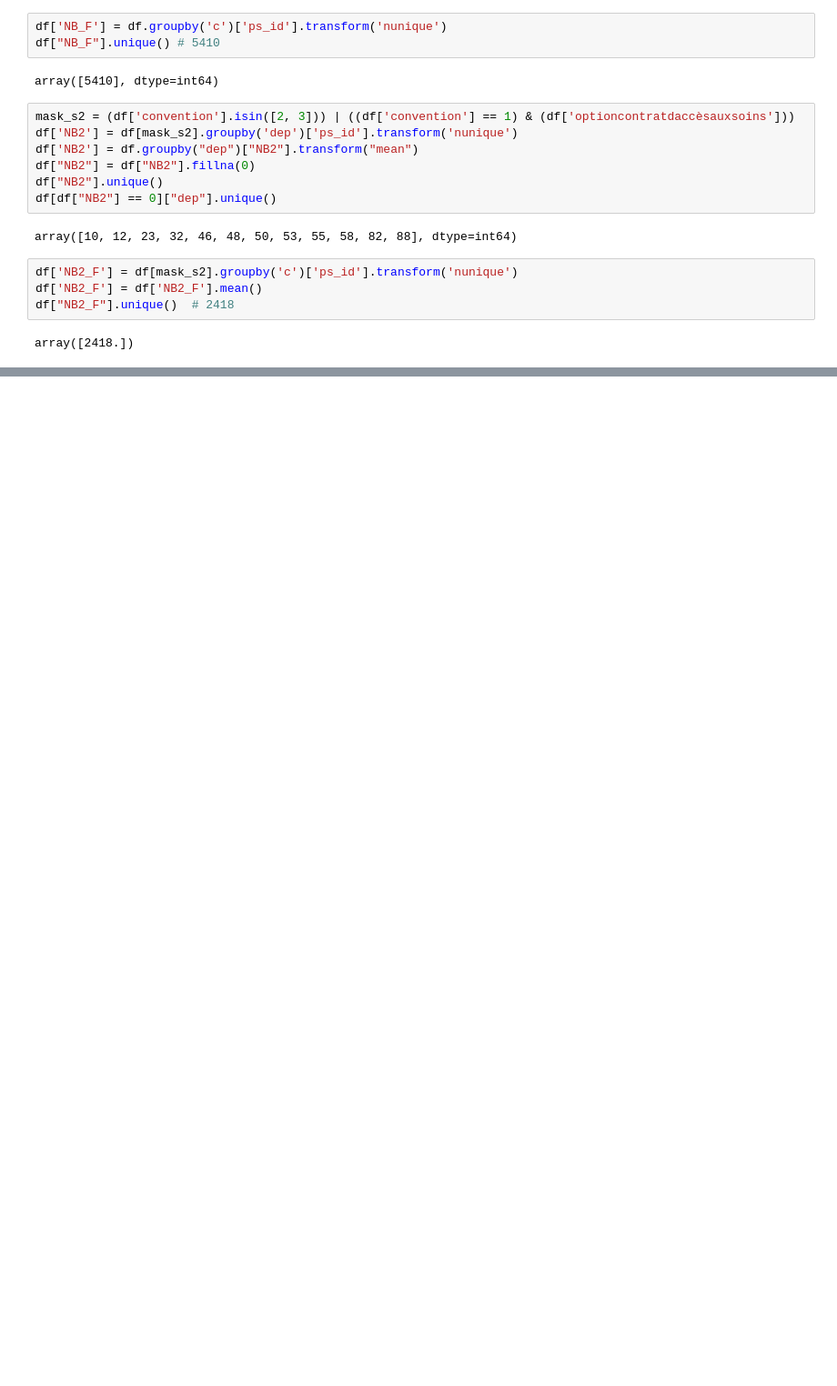
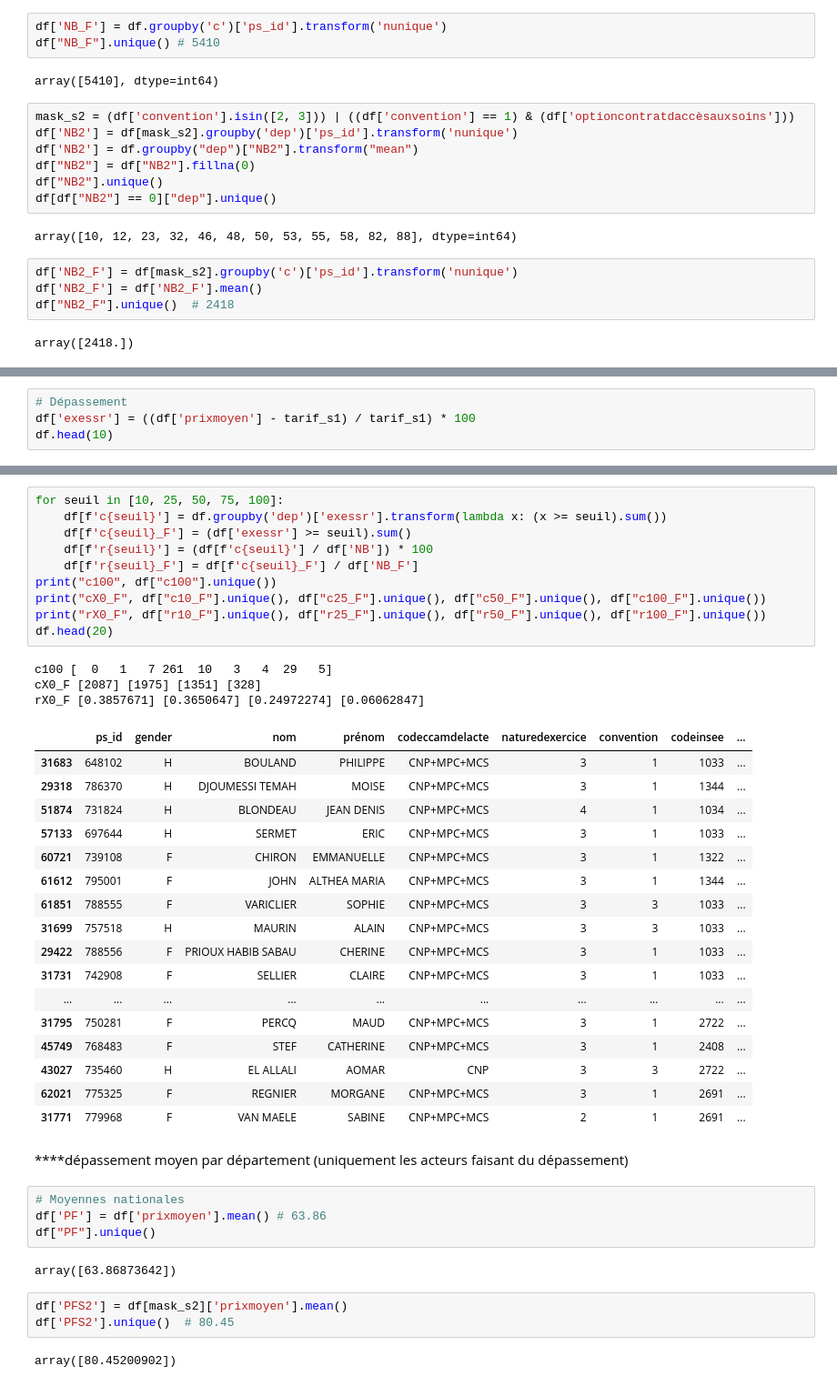
Before and after one commit to cyrilvincent/skema, a Jupyter notebook: depassement/depassement_psy.ipynb, the cells around one changed output, grey strips where cells are left out. Shown: that part at 91% size. Drawn from its saved outputs; the diff is of its cells as text; blank space fills up the shorter version.

```diff
--- a/depassement/depassement_psy.ipynb
+++ b/depassement/depassement_psy.ipynb
@@ -499,0 +496,4 @@ df.head(20)
+# %%
+# Dépassement
+df['exessr'] = ((df['prixmoyen'] - tarif_s1) / tarif_s1) * 100
+df.head(10)
@@ -499,0 +512,44 @@ df.head(20)
+# %%
+for seuil in [10, 25, 50, 75, 100]:
+    df[f'c{seuil}'] = df.groupby('dep')['exessr'].transform(lambda x: (x >= seuil).sum())
+    df[f'c{seuil}_F'] = (df['exessr'] >= seuil).sum()
+    df[f'r{seuil}'] = (df[f'c{seuil}'] / df['NB']) * 100
+    df[f'r{seuil}_F'] = df[f'c{seuil}_F'] / df['NB_F']
+print("c100", df["c100"].unique())
+print("cX0_F", df["c10_F"].unique(), df["c25_F"].unique(), df["c50_F"].unique(), df["c100_F"].unique())
+print("rX0_F", df["r10_F"].unique(), df["r25_F"].unique(), df["r50_F"].unique(), df["r100_F"].unique())
+df.head(20)
+# %% [output]
+c100 [  0   1   7 261  10   3   4  29   5]
+cX0_F [2087] [1975] [1351] [328]
+rX0_F [0.3857671] [0.3650647] [0.24972274] [0.06062847]
+|  | ps_id | gender | nom | prénom | codeccamdelacte | naturedexercice | convention | codeinsee | ... |
+| 31683 | 648102 | H | BOULAND | PHILIPPE | CNP+MPC+MCS | 3 | 1 | 1033 | ... |
+| 29318 | 786370 | H | DJOUMESSI TEMAH | MOISE | CNP+MPC+MCS | 3 | 1 | 1344 | ... |
+| 51874 | 731824 | H | BLONDEAU | JEAN DENIS | CNP+MPC+MCS | 4 | 1 | 1034 | ... |
+| 57133 | 697644 | H | SERMET | ERIC | CNP+MPC+MCS | 3 | 1 | 1033 | ... |
+| 60721 | 739108 | F | CHIRON | EMMANUELLE | CNP+MPC+MCS | 3 | 1 | 1322 | ... |
+| 61612 | 795001 | F | JOHN | ALTHEA MARIA | CNP+MPC+MCS | 3 | 1 | 1344 | ... |
+| 61851 | 788555 | F | VARICLIER | SOPHIE | CNP+MPC+MCS | 3 | 3 | 1033 | ... |
+| 31699 | 757518 | H | MAURIN | ALAIN | CNP+MPC+MCS | 3 | 3 | 1033 | ... |
+| 29422 | 788556 | F | PRIOUX HABIB SABAU | CHERINE | CNP+MPC+MCS | 3 | 1 | 1033 | ... |
+| 31731 | 742908 | F | SELLIER | CLAIRE | CNP+MPC+MCS | 3 | 1 | 1033 | ... |
+| ... | ... | ... | ... | ... | ... | ... | ... | ... | ... |
+| 31795 | 750281 | F | PERCQ | MAUD | CNP+MPC+MCS | 3 | 1 | 2722 | ... |
+| 45749 | 768483 | F | STEF | CATHERINE | CNP+MPC+MCS | 3 | 1 | 2408 | ... |
+| 43027 | 735460 | H | EL ALLALI | AOMAR | CNP | 3 | 3 | 2722 | ... |
+| 62021 | 775325 | F | REGNIER | MORGANE | CNP+MPC+MCS | 3 | 1 | 2691 | ... |
+| 31771 | 779968 | F | VAN MAELE | SABINE | CNP+MPC+MCS | 2 | 1 | 2691 | ... |
+# %% [markdown]
+****dépassement moyen par département (uniquement les acteurs  faisant du dépassement)
+# %%
+# Moyennes nationales
+df['PF'] = df['prixmoyen'].mean() # 63.86
+df["PF"].unique()
+# %% [output]
+array([63.86873642])
+# %%
+df['PFS2'] = df[mask_s2]['prixmoyen'].mean()
+df['PFS2'].unique()  # 80.45
+# %% [output]
+array([80.45200902])
```
Also changed, not shown: parts of 27 cells of this notebook, 17 other files.
